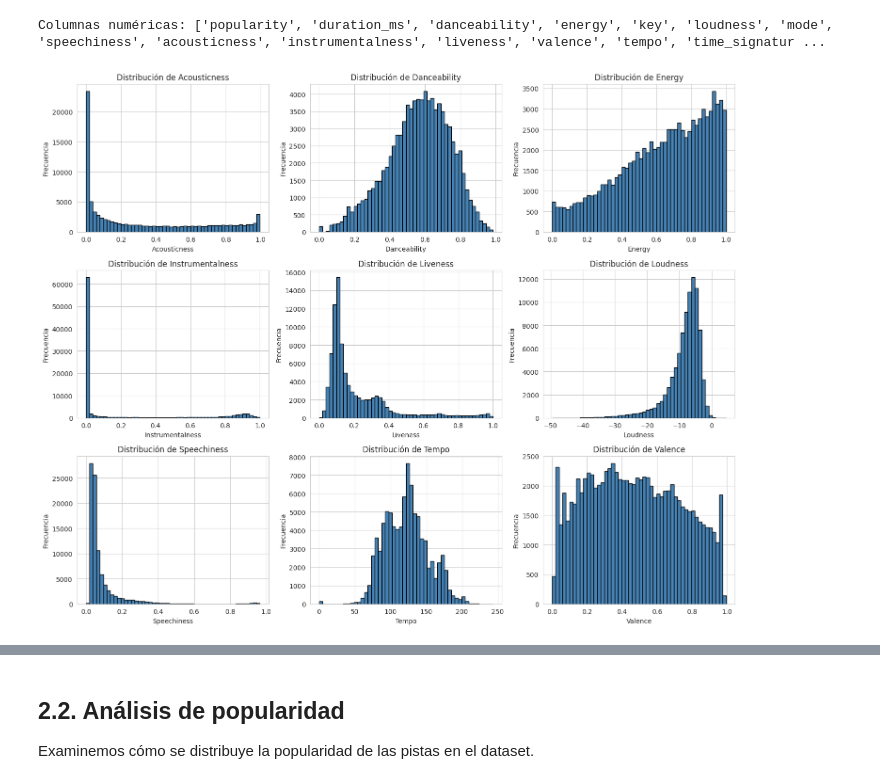
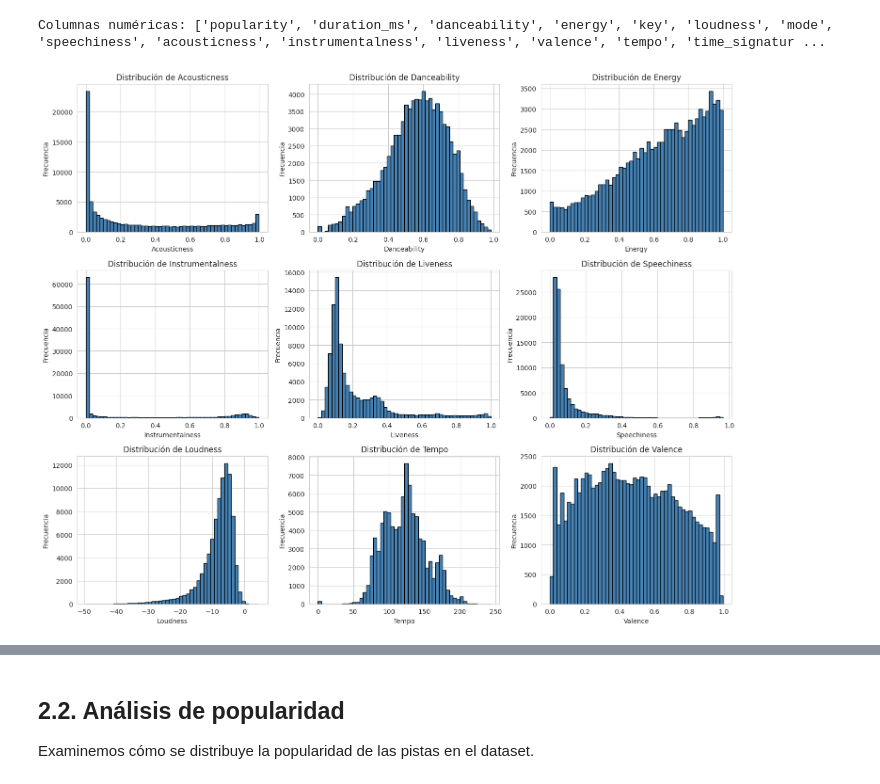
Before and after one commit to thisisrober/data-analysis-spotify-tracks, a Jupyter notebook: notebooks/analysis-es.ipynb, the cells around one changed output, grey strips where cells are left out. Drawn from its saved outputs; the diff is of its cells as text; code cells hidden in the pictures.

```diff
--- a/notebooks/analysis-es.ipynb
+++ b/notebooks/analysis-es.ipynb
@@ -216,23 +216,23 @@ Columnas numéricas: ['popularity', 'duration_ms', 'danceability', 'energy', 'ke
 # %%
 # Gráficos de distribución de características de audio
 audio_features = ['acousticness', 'danceability', 'energy', 'instrumentalness',
-                   'liveness', 'loudness', 'speechiness', 'tempo', 'valence']
+                   'liveness', 'speechiness', 'loudness', 'tempo', 'valence']
 
 available_features = [col for col in audio_features if col in df.columns]
 
 fig, axes = plt.subplots(3, 3, figsize=(15, 12))
 axes = axes.ravel()
 
 for idx, feature in enumerate(available_features[:9]):
     axes[idx].hist(df[feature].dropna(), bins=50, color='steelblue', edgecolor='black')
     axes[idx].set_title(f'Distribución de {feature.title()}')
     axes[idx].set_xlabel(feature.title())
     axes[idx].set_ylabel('Frecuencia')
 
 plt.tight_layout()
 plt.show()
 # %% [output]
-[figure, old version]
+[figure, new version]
 # %% [markdown]
 ### Interpretación
 
```
Also changed, not shown: parts of 70 cells of this notebook, 1 other file.
